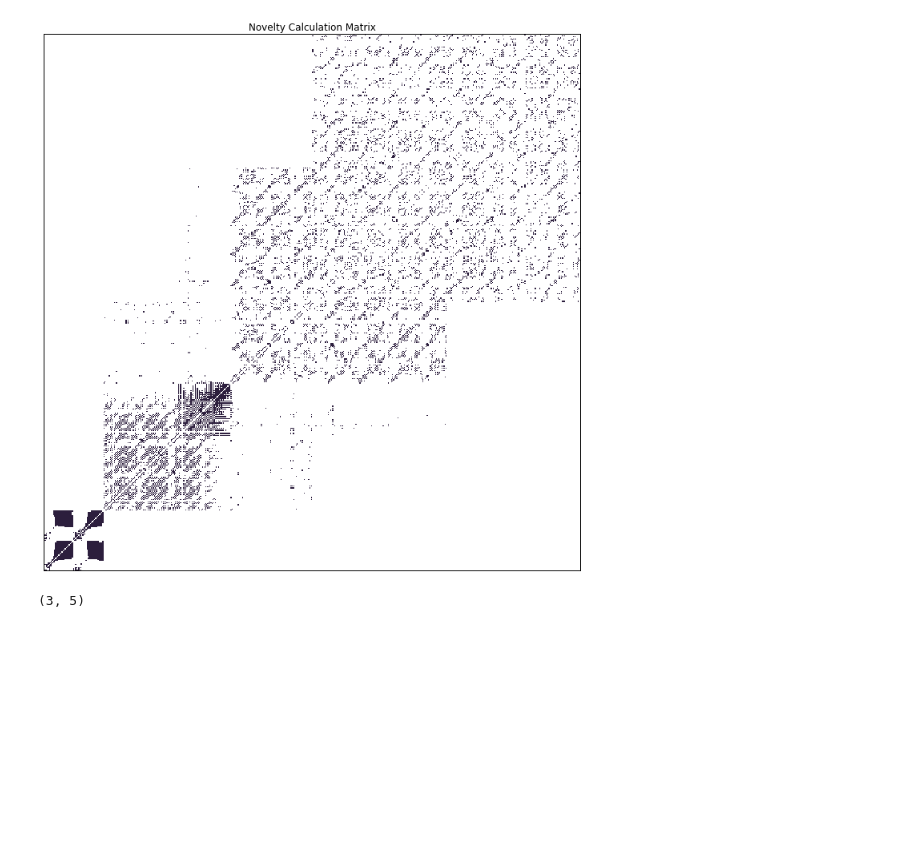
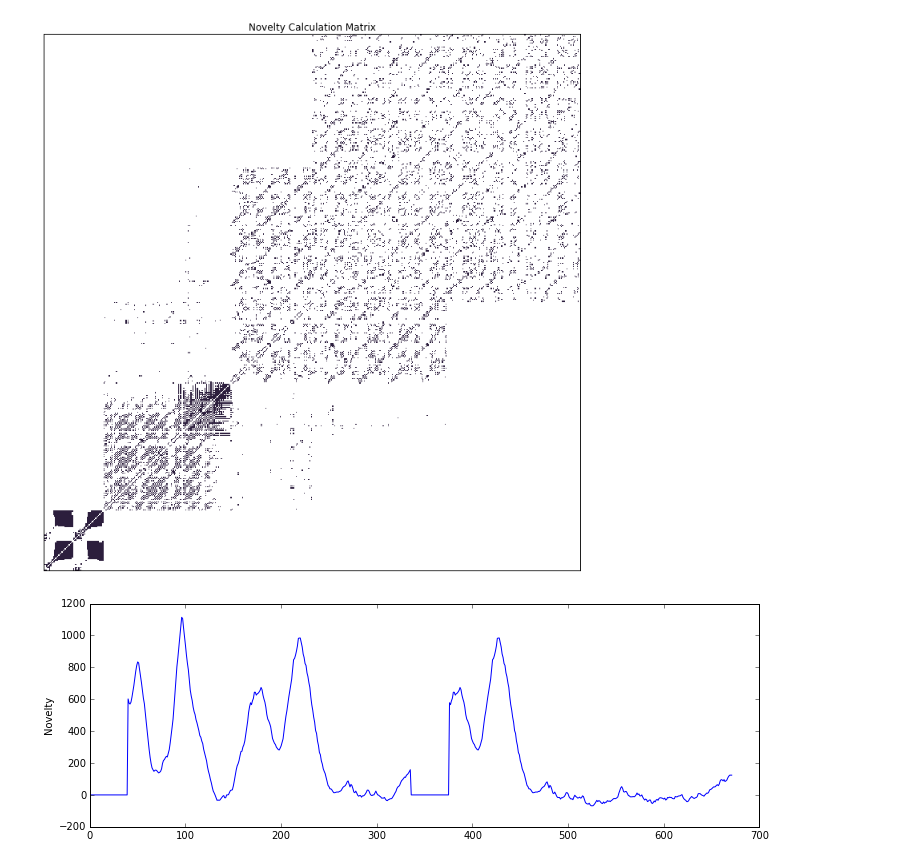
Before and after one commit to hydev/MPA-project, a Jupyter notebook: mixanalyzer.ipynb, the cells around one changed output. Drawn from its saved outputs; the diff is of its cells as text; code cells hidden in the pictures; blank space fills up the shorter version.

```diff
--- a/mixanalyzer.ipynb
+++ b/mixanalyzer.ipynb
@@ -164,7 +164,8 @@ for i, block in enumerate(segments):
 
         lower_limit = horizon_step-kernel_size
         upper_limit = horizon+horizon_step+kernel_size
-        novelty = correlate2d_diagonal(novlety_calc_kernel[lower_limit:upper_limit, lower_limit:upper_limit], kernel)
+        novelty = correlate2d_diagonal(novelty_calc_matrix[lower_limit:upper_limit, lower_limit:upper_limit], kernel)
+        novelty_buffer.extend(novelty)
 
         #print(np.shape(R_CQ))
 #         if recurrence_buffer: # check if it's empty
@@ -219,11 +220,8 @@ plt.title('Novelty Calculation Matrix')
 [figure]
 # %%
 plt.figure(figsize=(12,4))
-plt.plot(novelty)
+plt.plot(novelty_buffer)
 plt.ylabel('Novelty')
 plt.show()
+# %% [output]
+[figure, added]
-# %%
-x = (3,5)
-print(x)
-# %% [output]
-(3, 5)
```
